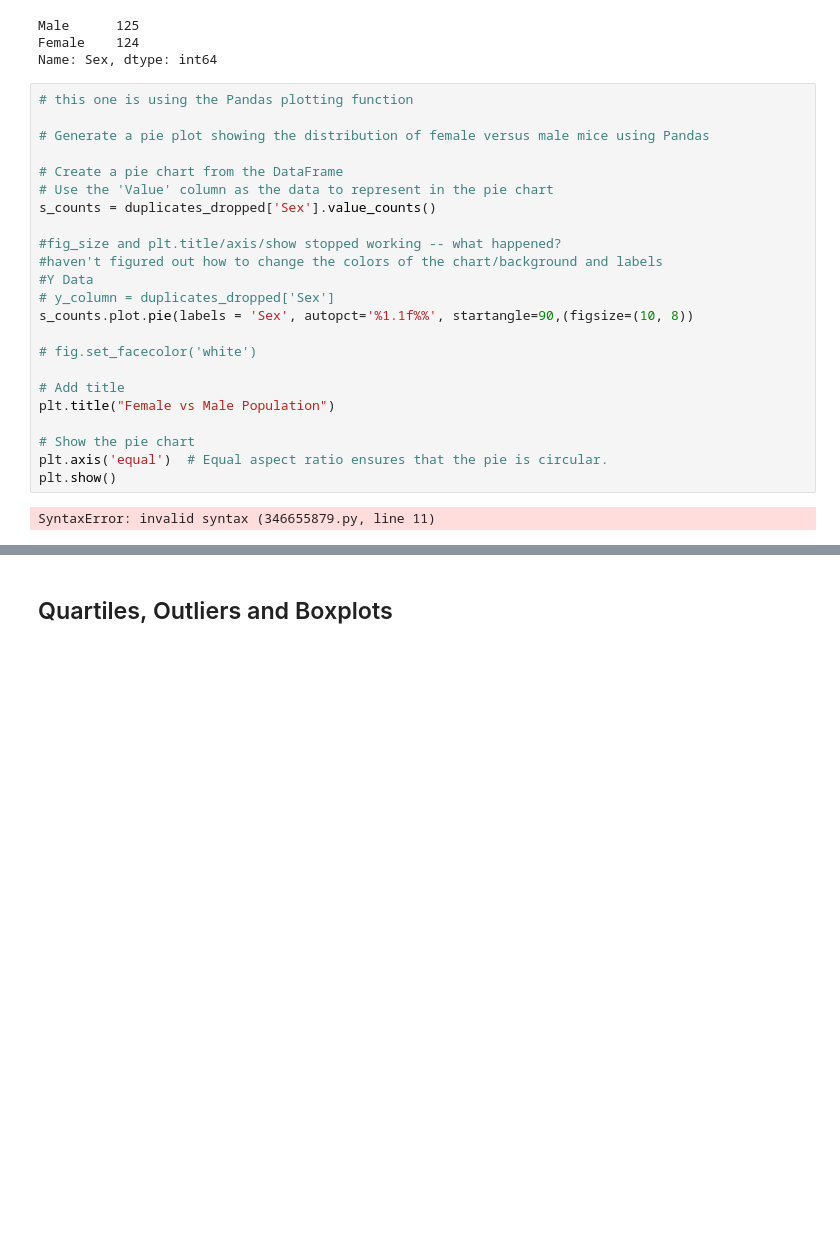
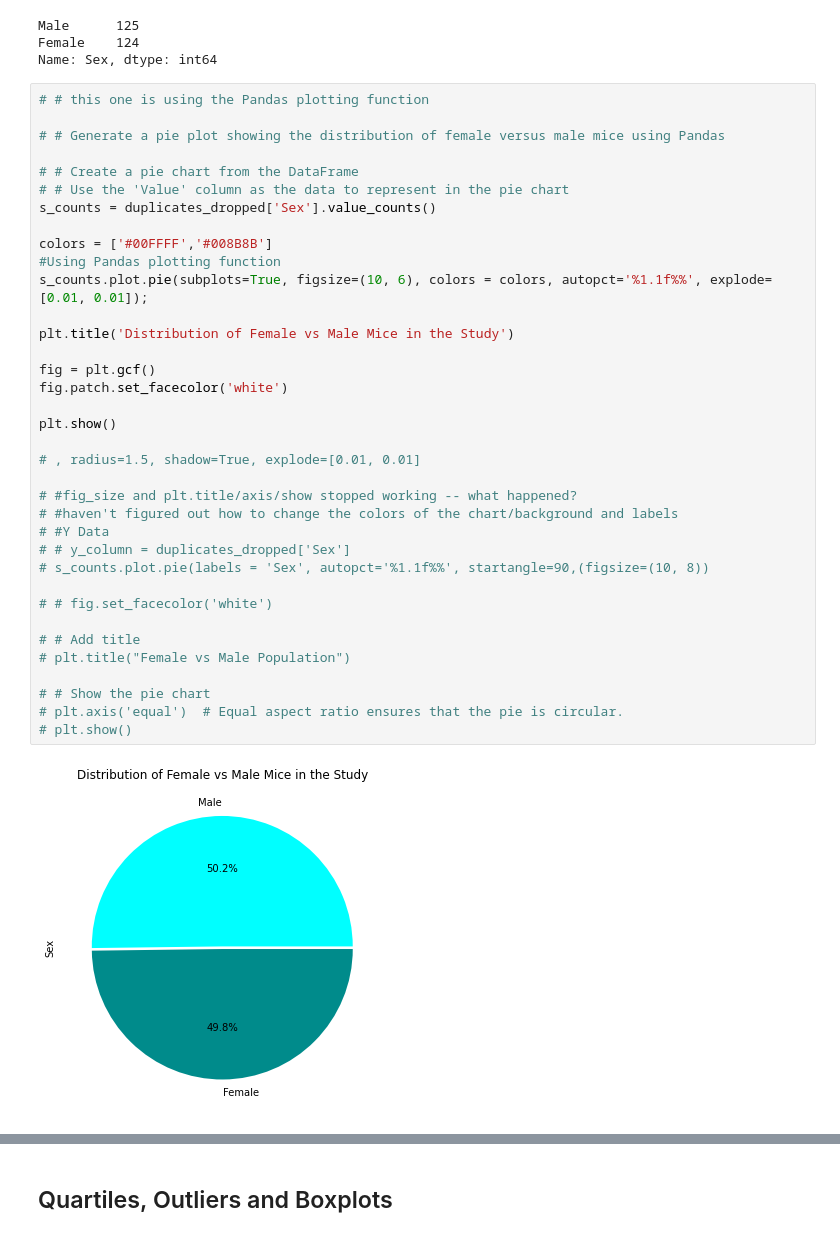
Before and after one commit to kaylajgranados/Pharmaceutical-Treatment-Testing, a Jupyter notebook: pymaceuticals_starter.ipynb, the cells around one changed output, grey strips where cells are left out. Cells and saved outputs as stored; diff of their text form; blank space fills up the shorter version.

```diff
--- a/pymaceuticals_starter.ipynb
+++ b/pymaceuticals_starter.ipynb
@@ -241,30 +241,43 @@ Male      125
 Female    124
 Name: Sex, dtype: int64
 # %%
-# this one is using the Pandas plotting function
+# # this one is using the Pandas plotting function
 
-# Generate a pie plot showing the distribution of female versus male mice using Pandas
+# # Generate a pie plot showing the distribution of female versus male mice using Pandas
 
-# Create a pie chart from the DataFrame
-# Use the 'Value' column as the data to represent in the pie chart
+# # Create a pie chart from the DataFrame
+# # Use the 'Value' column as the data to represent in the pie chart
 s_counts = duplicates_dropped['Sex'].value_counts()
 
-#fig_size and plt.title/axis/show stopped working -- what happened?
-#haven't figured out how to change the colors of the chart/background and labels
-#Y Data
-# y_column = duplicates_dropped['Sex']
-s_counts.plot.pie(labels = 'Sex', autopct='%1.1f%%', startangle=90,(figsize=(10, 8))
+colors = ['#00FFFF','#008B8B']
+#Using Pandas plotting function
+s_counts.plot.pie(subplots=True, figsize=(10, 6), colors = colors, autopct='%1.1f%%', explode=[0.01, 0.01]);
 
-# fig.set_facecolor('white')
+plt.title('Distribution of Female vs Male Mice in the Study')
 
-# Add title
-plt.title("Female vs Male Population")
+fig = plt.gcf()
+fig.patch.set_facecolor('white')
 
-# Show the pie chart
-plt.axis('equal')  # Equal aspect ratio ensures that the pie is circular.
 plt.show()
+
+# , radius=1.5, shadow=True, explode=[0.01, 0.01]
+
+# #fig_size and plt.title/axis/show stopped working -- what happened?
+# #haven't figured out how to change the colors of the chart/background and labels
+# #Y Data
+# # y_column = duplicates_dropped['Sex']
+# s_counts.plot.pie(labels = 'Sex', autopct='%1.1f%%', startangle=90,(figsize=(10, 8))
+
+# # fig.set_facecolor('white')
+
+# # Add title
+# plt.title("Female vs Male Population")
+
+# # Show the pie chart
+# plt.axis('equal')  # Equal aspect ratio ensures that the pie is circular.
+# plt.show()
 # %% [output]
-SyntaxError: invalid syntax (346655879.py, line 11)
+[figure, added]
 # %%
 #This one is using matplotlib
 
```
Also changed, not shown: parts of 1 cell of this notebook, 3 other files.
